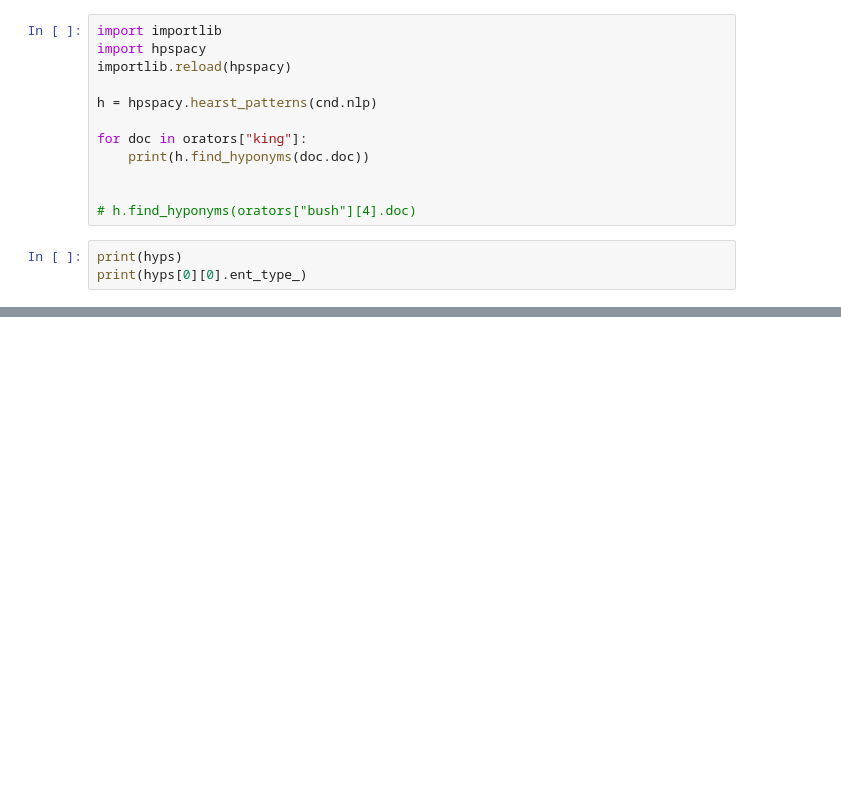
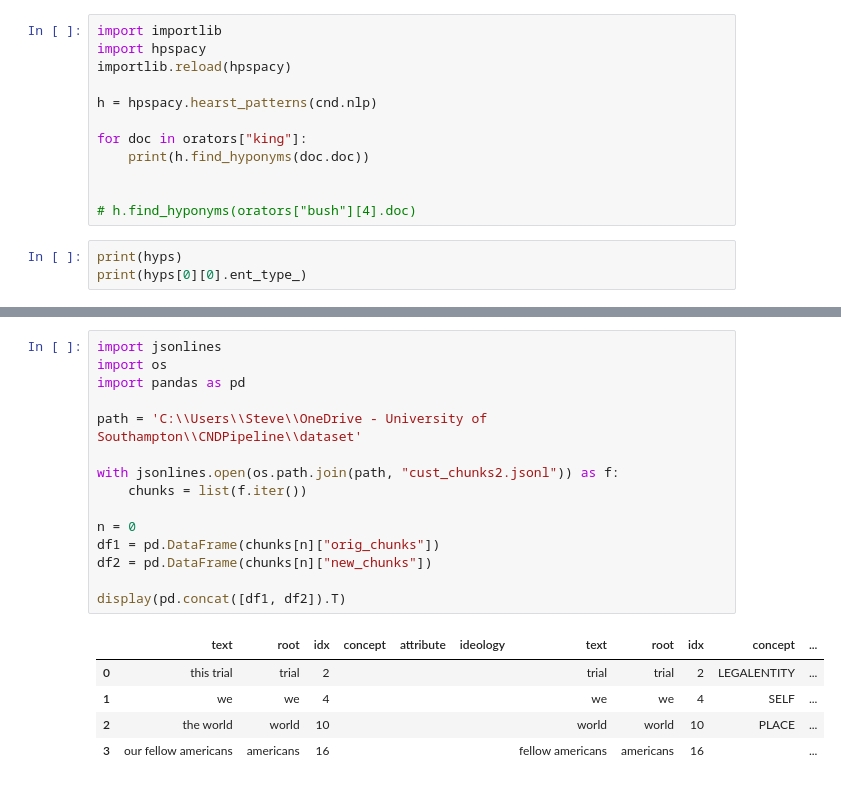
Before and after one commit to Fourthought/Hostile-Narrative-Analysis, a Jupyter notebook: scratchpad.ipynb, the cells around one changed output, grey strips where cells are left out. Drawn from its saved outputs; the diff is of its cells as text; blank space fills up the shorter version.

```diff
--- a/scratchpad.ipynb
+++ b/scratchpad.ipynb
@@ -68,0 +84,21 @@ print(hyps[0][0].ent_type_)
+# %%
+import jsonlines
+import os
+import pandas as pd
+
+path = 'C:\\Users\\Steve\\OneDrive - University of Southampton\\CNDPipeline\\dataset'
+
+with jsonlines.open(os.path.join(path, "cust_chunks2.jsonl")) as f:
+    chunks = list(f.iter())
+
+n = 0
+df1 = pd.DataFrame(chunks[n]["orig_chunks"])
+df2 = pd.DataFrame(chunks[n]["new_chunks"])
+
+display(pd.concat([df1, df2]).T)
+# %% [output]
+|  | text | root | idx | concept | attribute | ideology | text | root | idx | concept | ... |
+| 0 | this trial | trial | 2 |  |  |  | trial | trial | 2 | LEGALENTITY | ... |
+| 1 | we | we | 4 |  |  |  | we | we | 4 | SELF | ... |
+| 2 | the world | world | 10 |  |  |  | world | world | 10 | PLACE | ... |
+| 3 | our fellow americans | americans | 16 |  |  |  | fellow americans | americans | 16 |  | ... |
```
Also changed, not shown: parts of 1 cell of this notebook, 20 other files.
